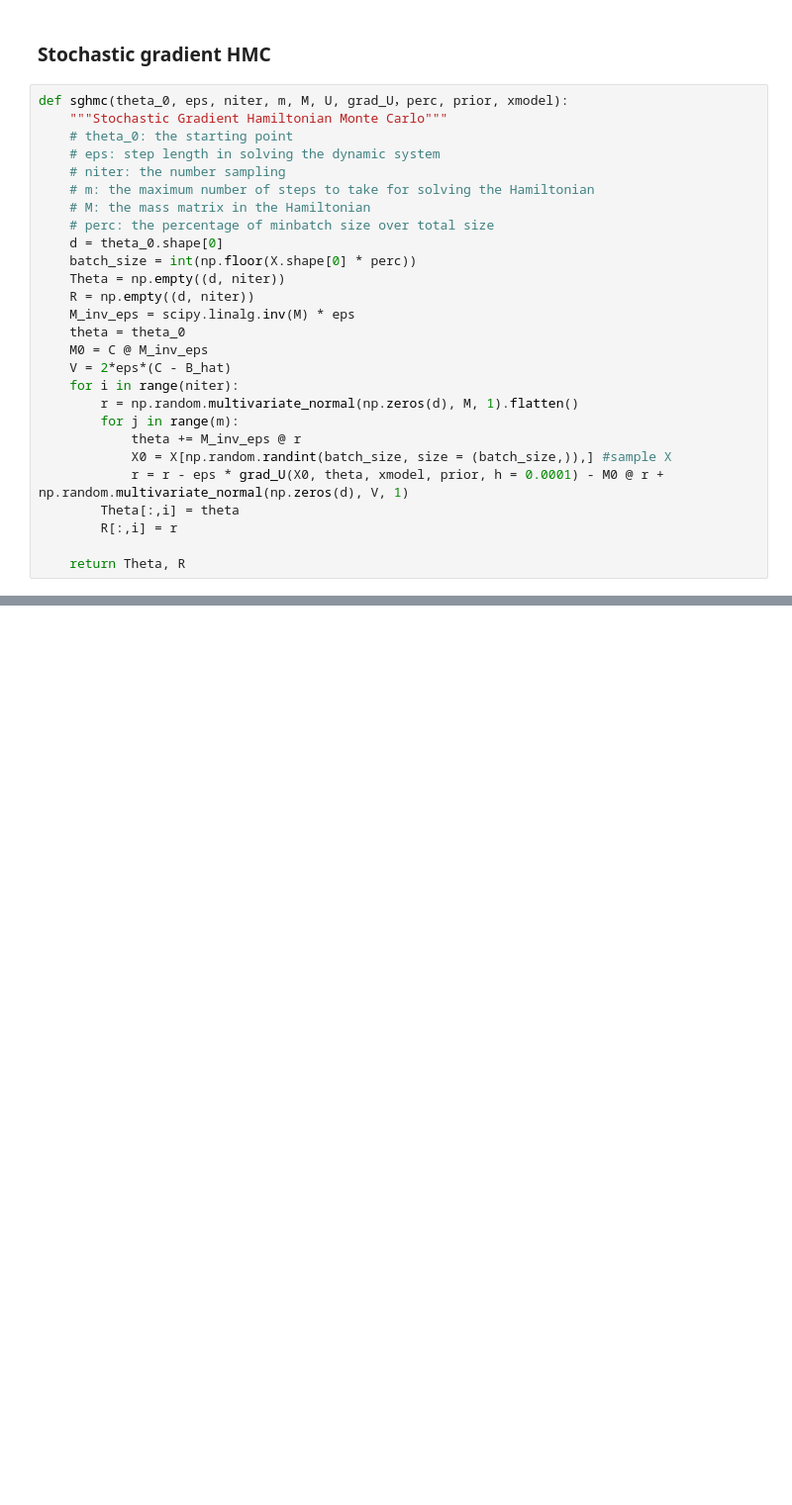
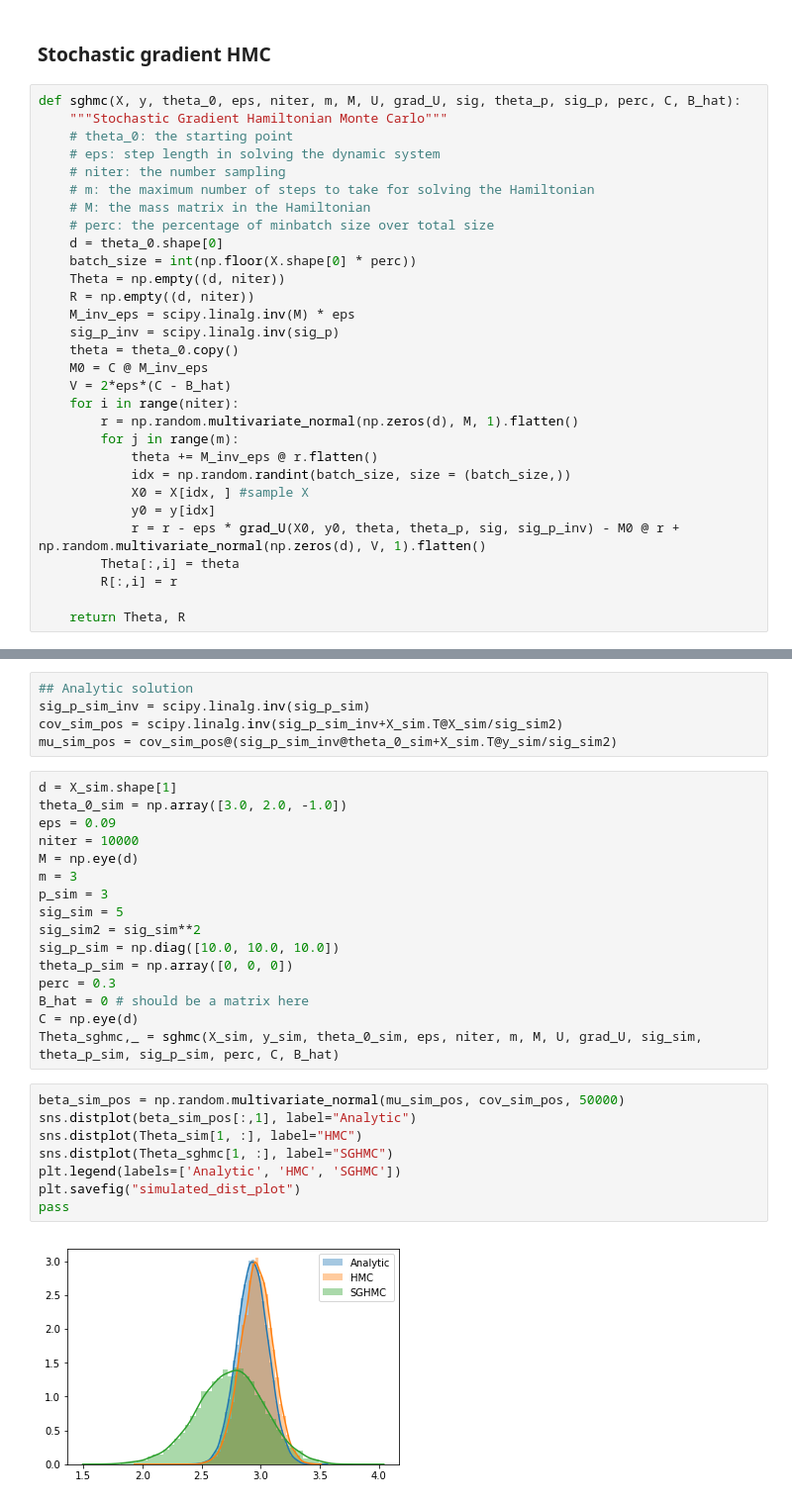
Before and after one commit to ywgej9/STA663-Final-Project, a Jupyter notebook: FinalProject.ipynb, the cells around one changed output, grey strips where cells are left out. Shown: that part at 99% size. Cells and saved outputs as stored; diff of their text form; blank space fills up the shorter version.

```diff
--- a/FinalProject.ipynb
+++ b/FinalProject.ipynb
@@ -195,7 +160,7 @@ Theta, R = hmc(theta_0, eps, niter, m, M, U, grad_U)
 # %% [markdown]
 ### Stochastic gradient HMC
 # %%
-def sghmc(theta_0, eps, niter, m, M, U, grad_U，perc, prior, xmodel):
+def sghmc(X, y, theta_0, eps, niter, m, M, U, grad_U, sig, theta_p, sig_p, perc, C, B_hat):
     """Stochastic Gradient Hamiltonian Monte Carlo"""
     # theta_0: the starting point
     # eps: step length in solving the dynamic system
@@ -208,15 +173,18 @@ def sghmc(theta_0, eps, niter, m, M, U, grad_U，perc, prior, xmodel):
     Theta = np.empty((d, niter))
     R = np.empty((d, niter))
     M_inv_eps = scipy.linalg.inv(M) * eps
-    theta = theta_0
+    sig_p_inv = scipy.linalg.inv(sig_p)
+    theta = theta_0.copy()
     M0 = C @ M_inv_eps
     V = 2*eps*(C - B_hat)
     for i in range(niter):
         r = np.random.multivariate_normal(np.zeros(d), M, 1).flatten()
         for j in range(m):
-            theta += M_inv_eps @ r
-            X0 = X[np.random.randint(batch_size, size = (batch_size,)),] #sample X
-            r = r - eps * grad_U(X0, theta, xmodel, prior, h = 0.0001) - M0 @ r + np.random.multivariate_normal(np.zeros(d), V, 1)
+            theta += M_inv_eps @ r.flatten()
+            idx = np.random.randint(batch_size, size = (batch_size,))
+            X0 = X[idx, ] #sample X
+            y0 = y[idx]
+            r = r - eps * grad_U(X0, y0, theta, theta_p, sig, sig_p_inv) - M0 @ r + np.random.multivariate_normal(np.zeros(d), V, 1).flatten()
         Theta[:,i] = theta
         R[:,i] = r
 
@@ -223,0 +264,31 @@ def sghmc(theta_0, eps, niter, m, M, U, grad_U，perc, prior, xmodel):
+# %%
+## Analytic solution
+sig_p_sim_inv = scipy.linalg.inv(sig_p_sim)
+cov_sim_pos = scipy.linalg.inv(sig_p_sim_inv+X_sim.T@X_sim/sig_sim2)
+mu_sim_pos = cov_sim_pos@(sig_p_sim_inv@theta_0_sim+X_sim.T@y_sim/sig_sim2)
+# %%
+d = X_sim.shape[1]
+theta_0_sim = np.array([3.0, 2.0, -1.0])
+eps = 0.09
+niter = 10000
+M = np.eye(d)
+m = 3
+p_sim = 3
+sig_sim = 5
+sig_sim2 = sig_sim**2
+sig_p_sim = np.diag([10.0, 10.0, 10.0])
+theta_p_sim = np.array([0, 0, 0])
+perc = 0.3
+B_hat = 0 # should be a matrix here
+C = np.eye(d)
+Theta_sghmc,_ = sghmc(X_sim, y_sim, theta_0_sim, eps, niter, m, M, U, grad_U, sig_sim, theta_p_sim, sig_p_sim, perc, C, B_hat)
+# %%
+beta_sim_pos = np.random.multivariate_normal(mu_sim_pos, cov_sim_pos, 50000)
+sns.distplot(beta_sim_pos[:,1], label="Analytic")
+sns.distplot(Theta_sim[1, :], label="HMC")
+sns.distplot(Theta_sghmc[1, :], label="SGHMC")
+plt.legend(labels=['Analytic', 'HMC', 'SGHMC'])
+plt.savefig("simulated_dist_plot")
+pass
+# %% [output]
+[figure, added]
```
Also changed, not shown: parts of 29 cells of this notebook.
